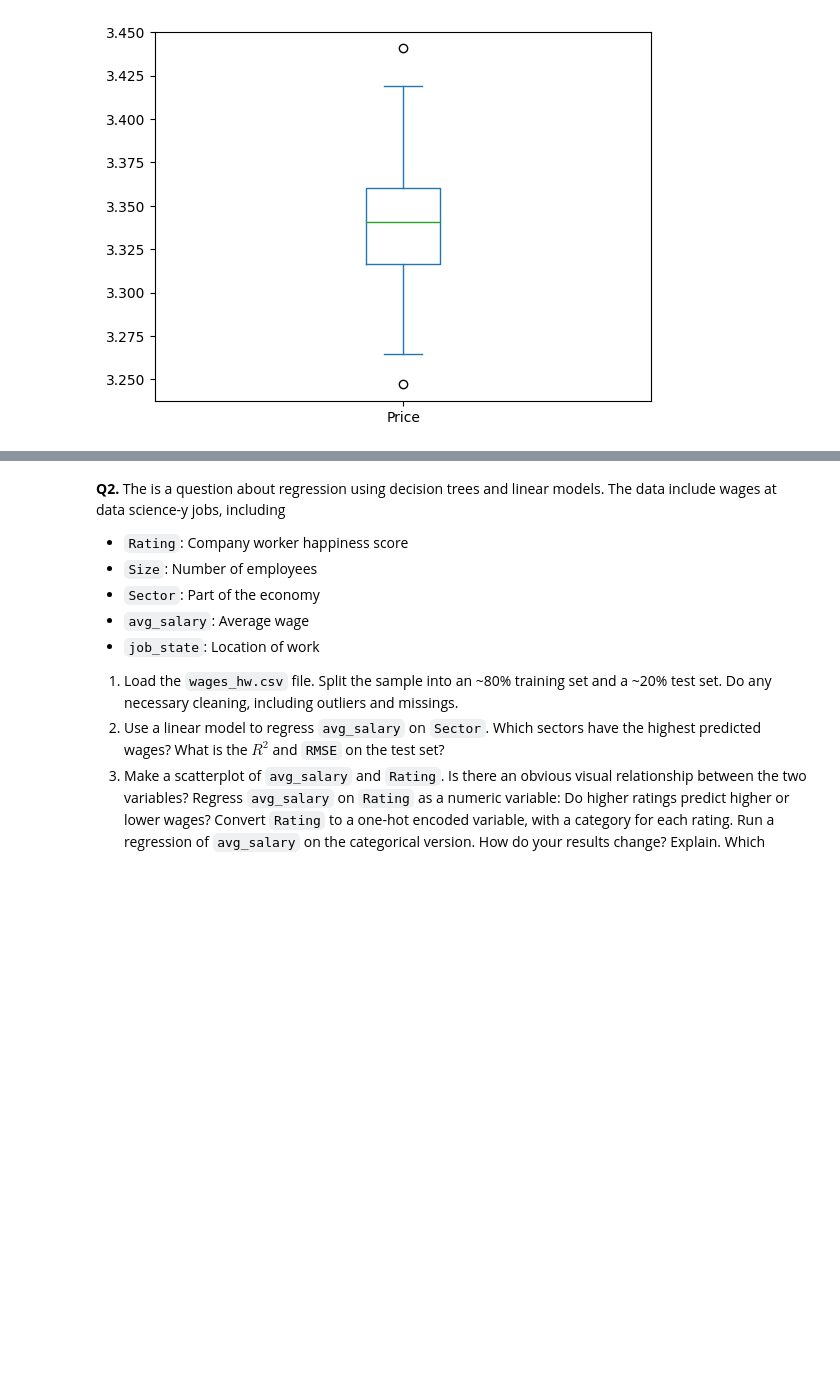
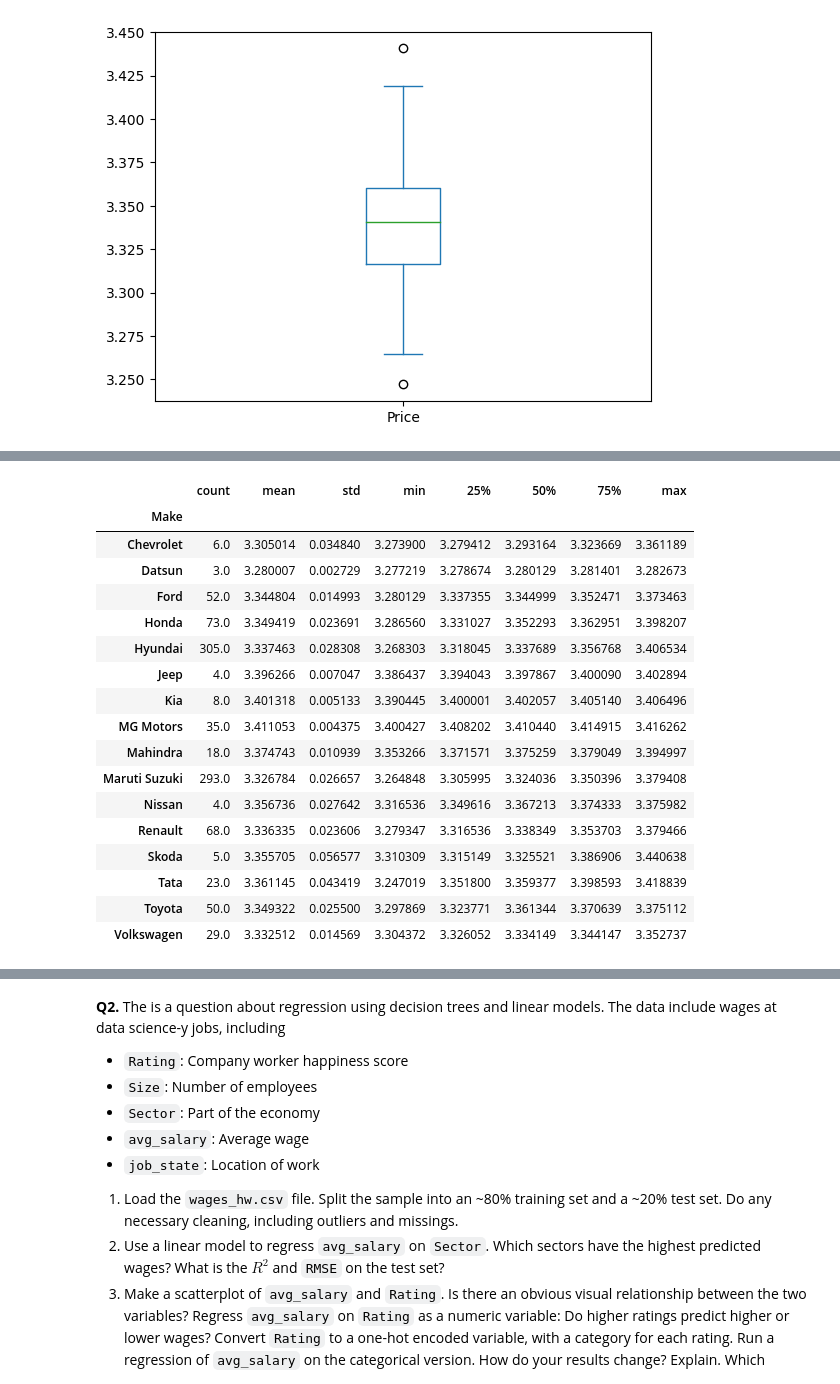
Before and after one commit to aniishap/assignment4, a Jupyter notebook: assignment4.ipynb, the cells around one changed output, grey strips where cells are left out. Drawn from its saved outputs; the diff is of its cells as text; code cells hidden in the pictures; blank space fills up the shorter version.

```diff
--- a/assignment4.ipynb
+++ b/assignment4.ipynb
@@ -55,0 +69,22 @@ cars['Price'].plot.box() # Only 2 outliers, not really necessary to drop
+# %%
+# 2: Summary of 'Price' by 'Make'
+cars.groupby('Make')['Price'].describe()
+# %% [output]
+|  | count | mean | std | min | 25% | 50% | 75% | max |
+| Make |  |  |  |  |  |  |  |  |
+| Chevrolet | 6.0 | 3.305014 | 0.034840 | 3.273900 | 3.279412 | 3.293164 | 3.323669 | 3.361189 |
+| Datsun | 3.0 | 3.280007 | 0.002729 | 3.277219 | 3.278674 | 3.280129 | 3.281401 | 3.282673 |
+| Ford | 52.0 | 3.344804 | 0.014993 | 3.280129 | 3.337355 | 3.344999 | 3.352471 | 3.373463 |
+| Honda | 73.0 | 3.349419 | 0.023691 | 3.286560 | 3.331027 | 3.352293 | 3.362951 | 3.398207 |
+| Hyundai | 305.0 | 3.337463 | 0.028308 | 3.268303 | 3.318045 | 3.337689 | 3.356768 | 3.406534 |
+| Jeep | 4.0 | 3.396266 | 0.007047 | 3.386437 | 3.394043 | 3.397867 | 3.400090 | 3.402894 |
+| Kia | 8.0 | 3.401318 | 0.005133 | 3.390445 | 3.400001 | 3.402057 | 3.405140 | 3.406496 |
+| MG Motors | 35.0 | 3.411053 | 0.004375 | 3.400427 | 3.408202 | 3.410440 | 3.414915 | 3.416262 |
+| Mahindra | 18.0 | 3.374743 | 0.010939 | 3.353266 | 3.371571 | 3.375259 | 3.379049 | 3.394997 |
+| Maruti Suzuki | 293.0 | 3.326784 | 0.026657 | 3.264848 | 3.305995 | 3.324036 | 3.350396 | 3.379408 |
+| Nissan | 4.0 | 3.356736 | 0.027642 | 3.316536 | 3.349616 | 3.367213 | 3.374333 | 3.375982 |
+| Renault | 68.0 | 3.336335 | 0.023606 | 3.279347 | 3.316536 | 3.338349 | 3.353703 | 3.379466 |
+| Skoda | 5.0 | 3.355705 | 0.056577 | 3.310309 | 3.315149 | 3.325521 | 3.386906 | 3.440638 |
+| Tata | 23.0 | 3.361145 | 0.043419 | 3.247019 | 3.351800 | 3.359377 | 3.398593 | 3.418839 |
+| Toyota | 50.0 | 3.349322 | 0.025500 | 3.297869 | 3.323771 | 3.361344 | 3.370639 | 3.375112 |
+| Volkswagen | 29.0 | 3.332512 | 0.014569 | 3.304372 | 3.326052 | 3.334149 | 3.344147 | 3.352737 |
```
Also changed, not shown: parts of 2 cells of this notebook.
